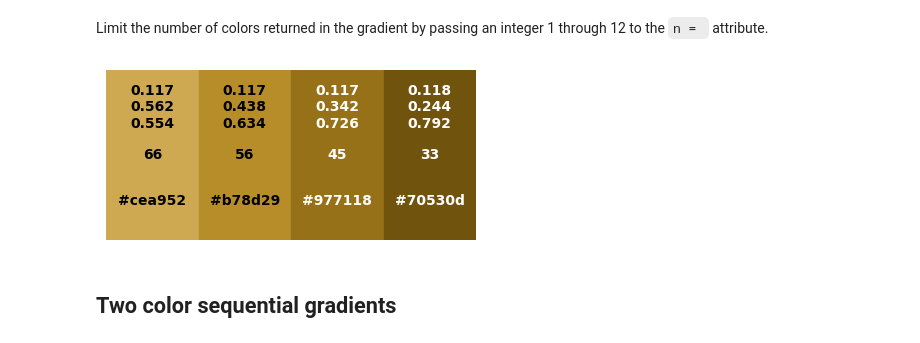
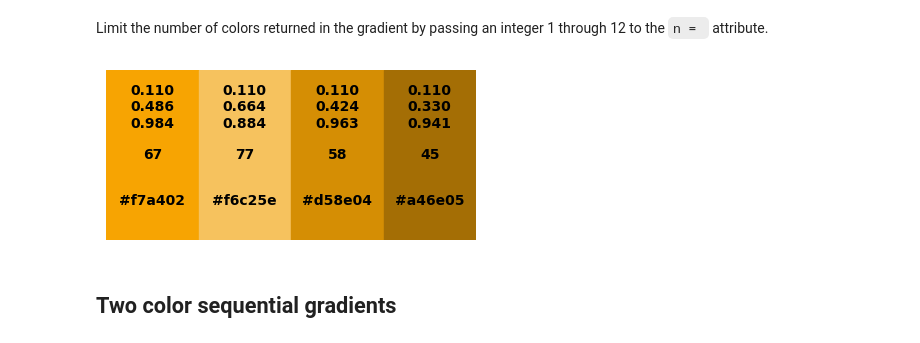
Before and after one commit to morpc/morpc-py, a Jupyter notebook: docs/09-morpc-color-demo.ipynb, the cells around one changed output. Cells and saved outputs as stored; diff of their text form; code cells hidden in the pictures.

Commit message:
update color json with new palette

```diff
--- a/docs/09-morpc-color-demo.ipynb
+++ b/docs/09-morpc-color-demo.ipynb
@@ -46,9 +50,9 @@ morpc.color.plot_from_hex_list(morpc.color.get_colors().SEQ('midblue').hex_list)
 # %% [markdown]
 Limit the number of colors returned in the gradient by passing an integer 1 through 12 to the `n = ` attribute.
 # %%
-morpc.color.plot_from_hex_list(morpc.color.get_colors().SEQ('gold', 4).hex_list)
+morpc.color.plot_from_hex_list(morpc.color.get_colors().SEQ('yellow', 4).hex_list)
 # %% [output]
-[figure, old version]
+[figure, new version]
 # %% [markdown]
 ## Two color sequential gradients
 # %% [markdown]
```
Also changed, not shown: parts of 46 cells of this notebook, 2 other files.
